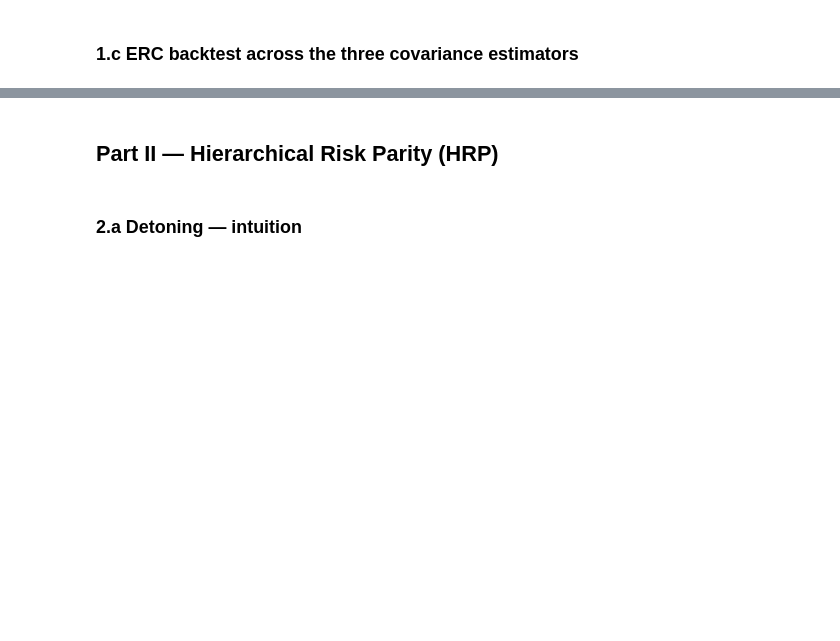
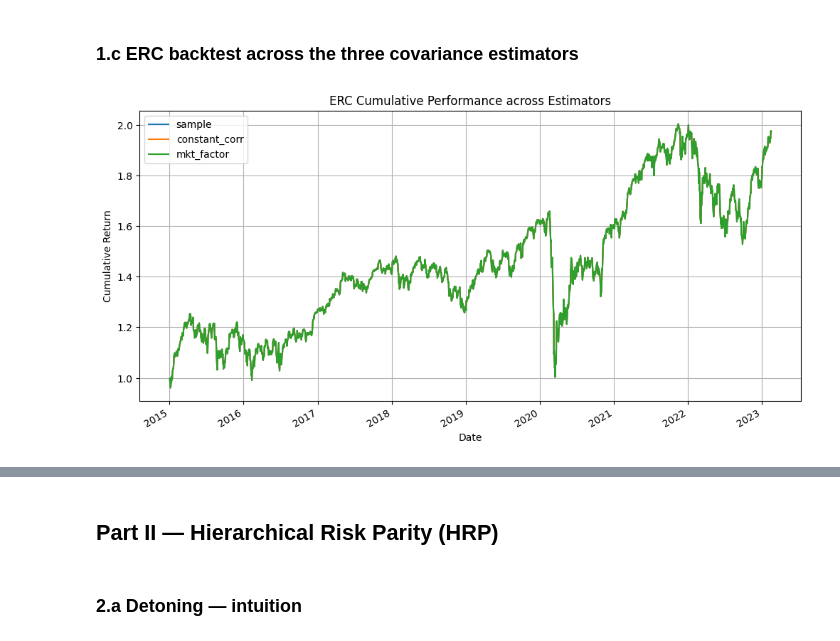
Before and after one commit to filippoghidini03-pixel/Assignment_4b_RM_Fineng, a Jupyter notebook: ex4b_notebook.ipynb, the cells around one changed output, grey strips where cells are left out. Drawn from its saved outputs; the diff is of its cells as text; code cells hidden in the pictures; blank space fills up the shorter version.

Commit message:
part 1 main

```diff
--- a/ex4b_notebook.ipynb
+++ b/ex4b_notebook.ipynb
@@ -57,6 +95,6 @@ performance = last_prices.pct_change().iloc[1:]
 # %%
 # Estimation parameters
-estimation_window = 252  # one year of trading days
+estimation_window = 2*252  # error (was 252 but need 2y estimation window)
 min_coverage = 0.95  # asset must have >=95% non-NaN in the window
 trading_days = 252
 
@@ -96,9 +134,18 @@ for rebalance_date in rebalance_dates:
         continue
 
     reb = rebalance_date.to_pydatetime().date()
+    universes[reb] = list(cur_returns.columns)
 
-    universes[reb] = None # !!! COMPLETE AS APPROPRIATE !!!
-    covariances[reb] = None # !!! COMPLETE AS APPROPRIATE !!!
+    sample_cov = cur_returns.cov()
+    constant_corr_cov = constant_corr_shrinkage(cur_returns)["shrunk_cov"]
+    market_proxy = cur_returns.mean(axis=1)
+    mkt_factor_cov = market_factor_shrinkage(cur_returns, market_proxy)["shrunk_cov"]
+
+    covariances[reb] = {
+        "sample": sample_cov,
+        "constant_corr": constant_corr_cov,
+        "mkt_factor": mkt_factor_cov,
+    }
 
 all_dates = sorted(covariances.keys())
 # %% [markdown]
@@ -116,9 +187,62 @@ for date in all_dates:
 # %%
 erc_portfolios = {"sample": {}, "constant_corr": {}, "mkt_factor": {}}
 
 for reb in all_dates:
-    universe = universes[reb]
     for est_name, cov in covariances[reb].items():
-        erc_portfolios[est_name][reb] = None # !!! COMPLETE AS APPROPRIATE !!!
+        erc_portfolios[est_name][reb] = pd.Series(
+            equal_risk_contribution_portfolio_local(cov.values),
+            index=cov.index,
+            name=reb,
+        )
 
-# !!! COMPLETE AS APPROPRIATE !!!
+for est_name in erc_portfolios:
+    # Get the universe (assets) for each rebalance date to align properly
+    portfolio_list = []
+    for reb, series in sorted(erc_portfolios[est_name].items()):
+        # Align each series to the full performance.columns, filling missing with 0
+        aligned = series.reindex(performance.columns, fill_value=0.0)
+        portfolio_list.append(aligned)
+    # Stack into DataFrame with rebalance dates as rows
+    erc_portfolios[est_name] = pd.DataFrame(portfolio_list, index=sorted(erc_portfolios[est_name].keys()))
+
+erc_backtests = {
+    est_name: backtest(portfolios, performance)
+    for est_name, portfolios in erc_portfolios.items()
+}
+
+erc_backtests = pd.DataFrame(erc_backtests)
+
+plt.figure(figsize=(12, 6))
+erc_backtests.plot(ax=plt.gca())
+plt.title("ERC Cumulative Performance across Estimators")
+plt.ylabel("Cumulative Return")
+plt.grid(True)
+plt.show()
+
+summary_stats = pd.DataFrame(index=erc_backtests.columns)
+
+# 1. Cumulative Return
+summary_stats['Total Return'] = erc_backtests.iloc[-1] - 1
+
+# 2. 63d EWM Volatility (Annualized)
+# Note: we use returns here, not the cumulative backtest
+returns_df = erc_backtests.pct_change()
+ann_factor = np.sqrt(252)
+summary_stats['Avg 63d EWM Vol'] = returns_df.ewm(span=63).std().mean() * ann_factor
+
+# 3. Maximum Drawdown
+rolling_max = erc_backtests.cummax()
+drawdowns = (erc_backtests - rolling_max) / rolling_max
+summary_stats['Max Drawdown'] = drawdowns.min()
+
+# 4. Average Turnover
+# Computed from the weight dataframes created in Cell 7
+for est_name in erc_portfolios:
+    weights = erc_portfolios[est_name]
+    turnover = weights.diff().abs().sum(axis=1).mean()
+    summary_stats.loc[est_name, 'Avg Monthly Turnover'] = turnover
+
+print("--- Part 1.c ERC Performance Summary ---")
+print(summary_stats)
+# %% [output]
+[figure, added]
```
Also changed, not shown: parts of 5 cells of this notebook.
